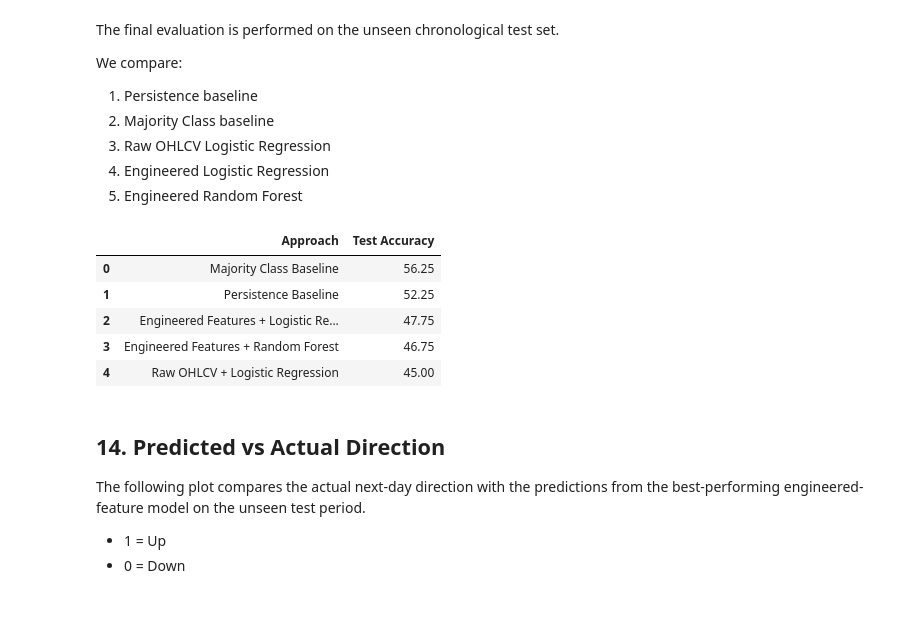
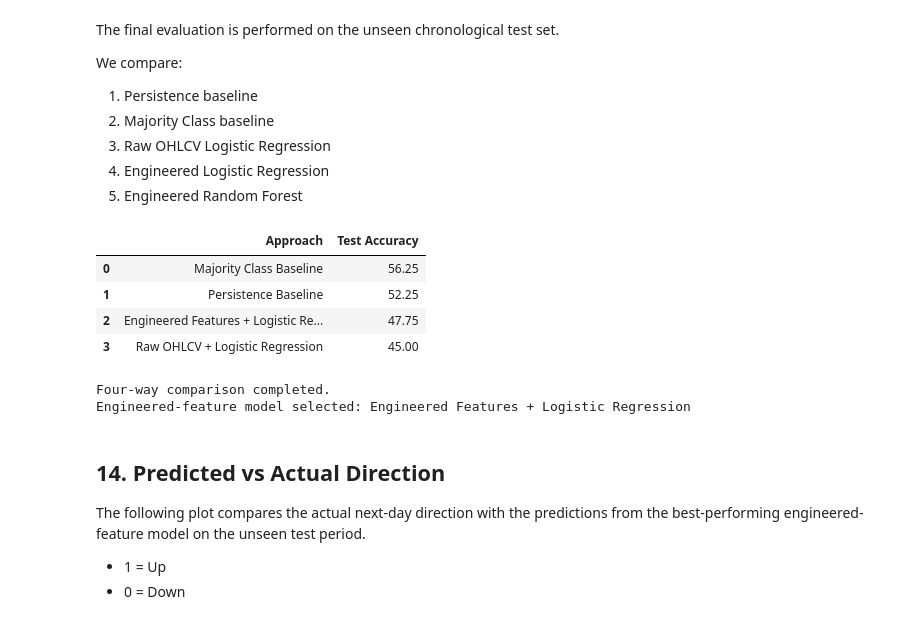
Before and after one commit to Sonalii06/stock-price-movement-predictor, a Jupyter notebook: Stock_Price_Movement_Predictor.ipynb, the cells around one changed output. Cells and saved outputs as stored; diff of their text form; code cells hidden in the pictures.

```diff
--- a/Stock_Price_Movement_Predictor.ipynb
+++ b/Stock_Price_Movement_Predictor.ipynb
@@ -672,36 +672,50 @@ We compare:
 4. Engineered Logistic Regression
 5. Engineered Random Forest
 # %%
+# Determine which engineered model performed better
+if eng_lr_accuracy >= eng_rf_accuracy:
+    engineered_accuracy = eng_lr_accuracy
+    engineered_model_name = "Engineered Features + Logistic Regression"
+else:
+    engineered_accuracy = eng_rf_accuracy
+    engineered_model_name = "Engineered Features + Random Forest"
+
+
+# Four-way comparison required by the task
 comparison = pd.DataFrame({
     "Approach": [
         "Persistence Baseline",
         "Majority Class Baseline",
         "Raw OHLCV + Logistic Regression",
-        "Engineered Features + Logistic Regression",
-        "Engineered Features + Random Forest"
+        engineered_model_name
     ],
     "Test Accuracy": [
         persistence_accuracy,
         majority_accuracy,
         raw_accuracy,
-        eng_lr_accuracy,
-        eng_rf_accuracy
+        engineered_accuracy
     ]
 })
 
 comparison["Test Accuracy"] = comparison["Test Accuracy"] * 100
 
-display(comparison.sort_values(
-    "Test Accuracy",
-    ascending=False
-).reset_index(drop=True))
+display(
+    comparison.sort_values(
+        "Test Accuracy",
+        ascending=False
+    ).reset_index(drop=True)
+)
+
+print("\nFour-way comparison completed.")
+print("Engineered-feature model selected:", engineered_model_name)
 # %% [output]
 |  | Approach | Test Accuracy |
 | 0 | Majority Class Baseline | 56.25 |
 | 1 | Persistence Baseline | 52.25 |
 | 2 | Engineered Features + Logistic Re... | 47.75 |
-| 3 | Engineered Features + Random Forest | 46.75 |
-| 4 | Raw OHLCV + Logistic Regression | 45.00 |
+| 3 | Raw OHLCV + Logistic Regression | 45.00 |
+Four-way comparison completed.
+Engineered-feature model selected: Engineered Features + Logistic Regression
 # %% [markdown]
 ## 14. Predicted vs Actual Direction
 
```
Also changed, not shown: parts of 1 cell of this notebook.
